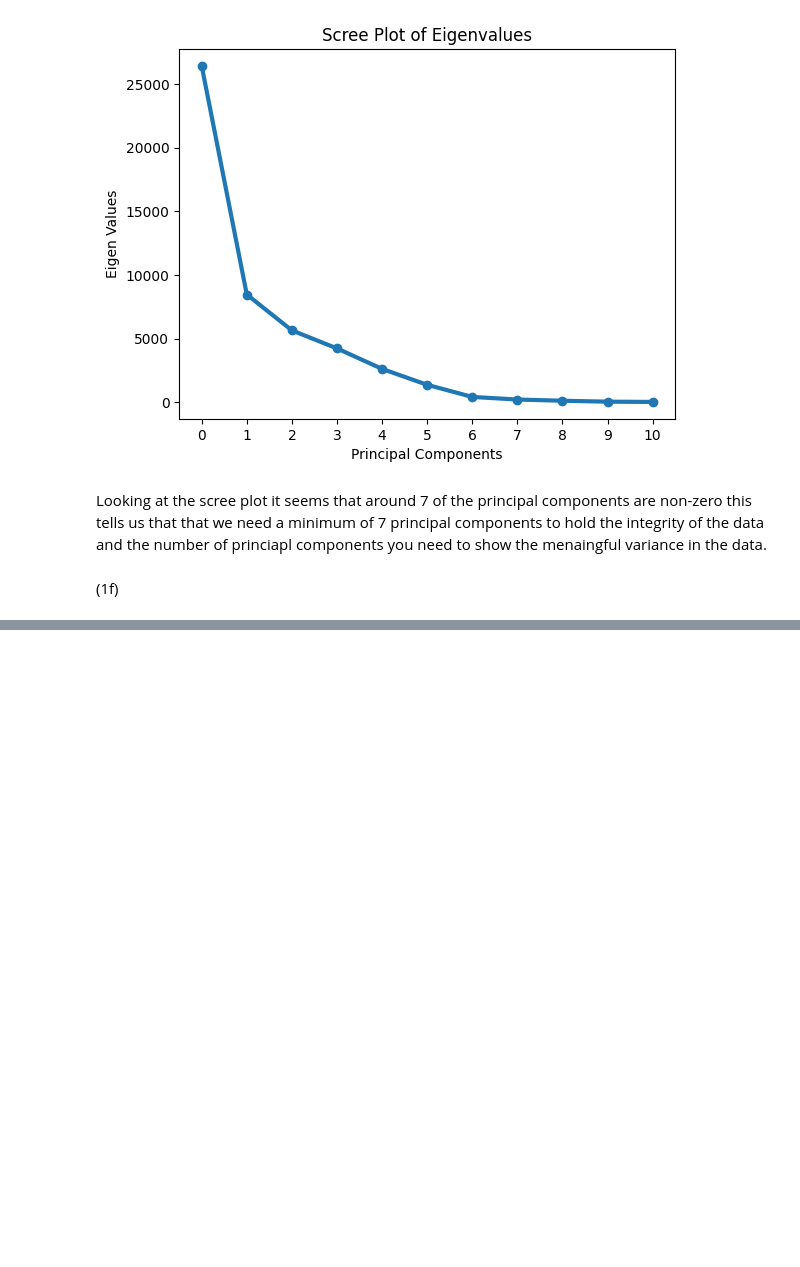
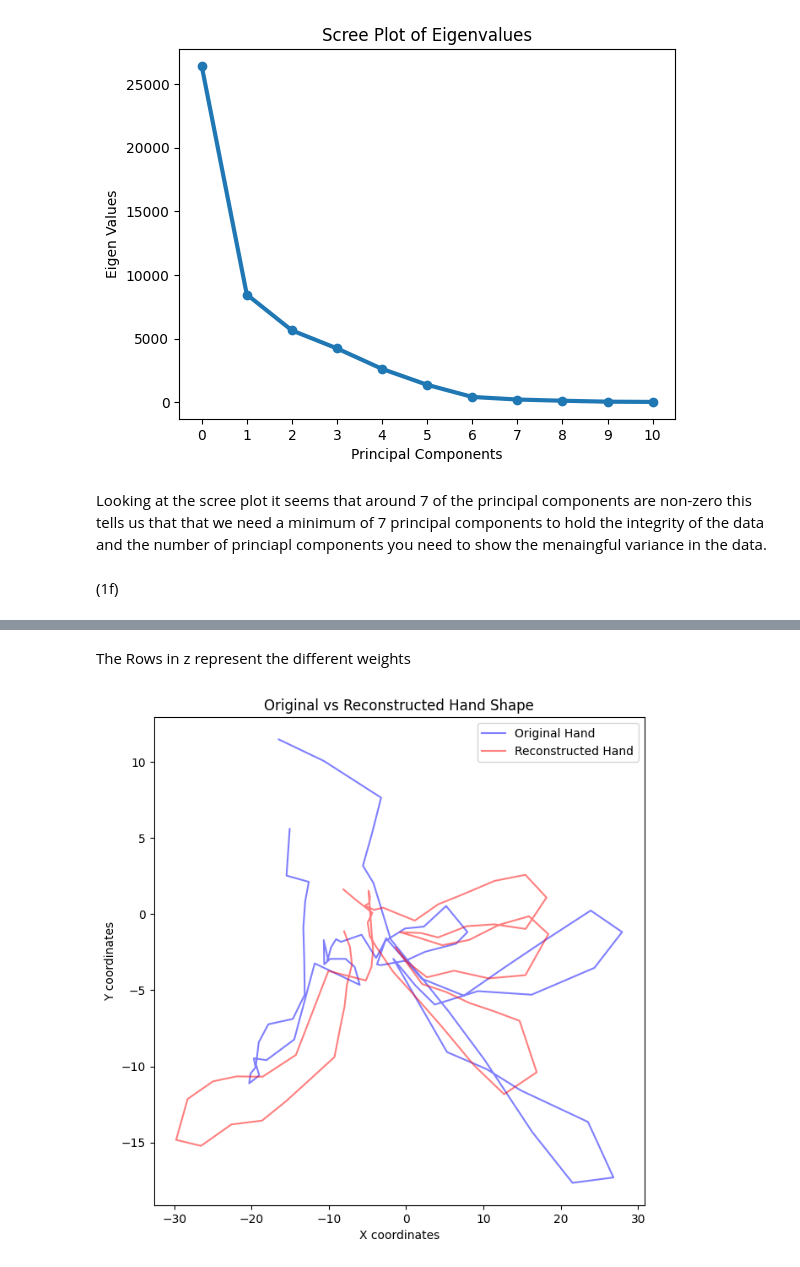
Before and after one commit to Delluvian/CS3501-Foundations-of-Data-Analysis, a Jupyter notebook: JupyterNotebooks/PS4/hmw4answers.ipynb, the cells around one changed output, grey strips where cells are left out. Saved outputs shown, nothing was run; the diff lists cells and outputs as text; code cells hidden in the pictures; blank space fills up the shorter version.

```diff
--- a/JupyterNotebooks/PS4/hmw4answers.ipynb
+++ b/JupyterNotebooks/PS4/hmw4answers.ipynb
@@ -236,0 +301,35 @@ for col, s in enumerate(s_factors):
+# %% [markdown]
+The Rows in z represent the different weights
+# %%
+#Needed some help from chatgpt for reshaping the hands and plotting
+four_eigenvalues, four_eigenvectors = calculate_PCA(cov_matrix, 4)
+
+
+
+four_eigenvectors
+
+Z = np.asarray(x_norm @ four_eigenvectors)
+
+
+first_hand_weights = Z[0, :]
+
+# Ensure first_hand_weights is a NumPy array
+
+# To reconstruct the first hand shape from the weights
+first_hand_reconstructed = first_hand_weights @ np.transpose(four_eigenvectors)
+
+
+first_hand_original = x_norm.iloc[0].to_numpy().reshape(-1, 2)
+first_hand_recon_reshaped = first_hand_reconstructed.reshape(-1, 2)
+
+# Plotting the original and reconstructed hand shape
+plt.figure(figsize=(7.5, 7.5))
+plt.plot(first_hand_original[:, 0], first_hand_original[:, 1], color='blue', alpha=0.5, label='Original Hand')
+plt.plot(first_hand_recon_reshaped[:, 0], first_hand_recon_reshaped[:, 1], color='red', alpha=0.5, label='Reconstructed Hand')
+plt.legend()
+plt.title('Original vs Reconstructed Hand Shape')
+plt.xlabel('X coordinates')
+plt.ylabel('Y coordinates')
+plt.show()
+# %% [output]
+[figure, added]
```
Also changed, not shown: parts of 9 cells of this notebook.
